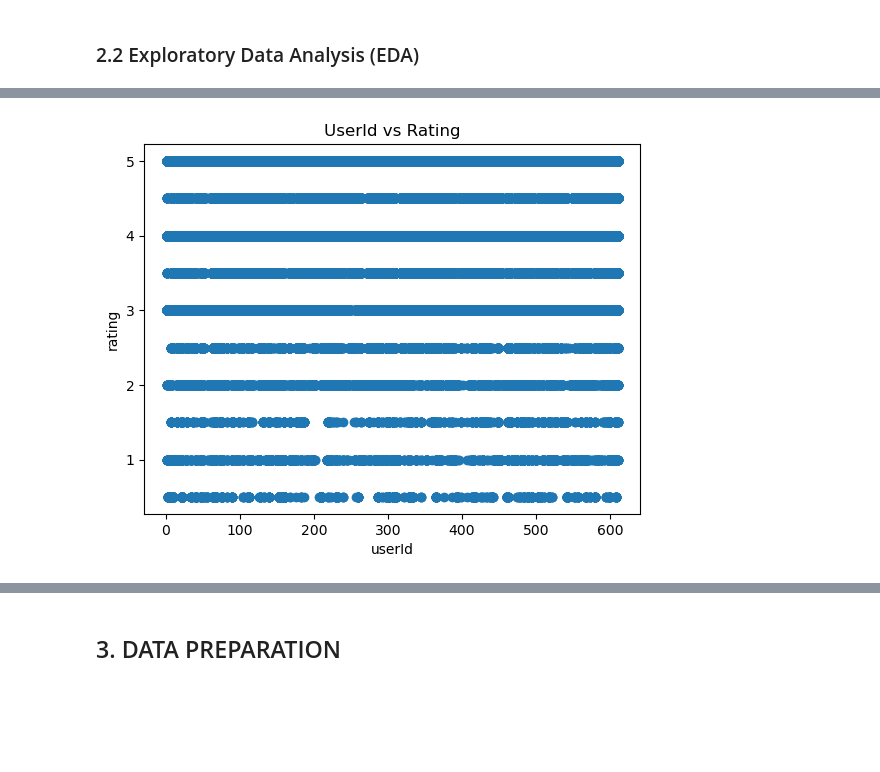
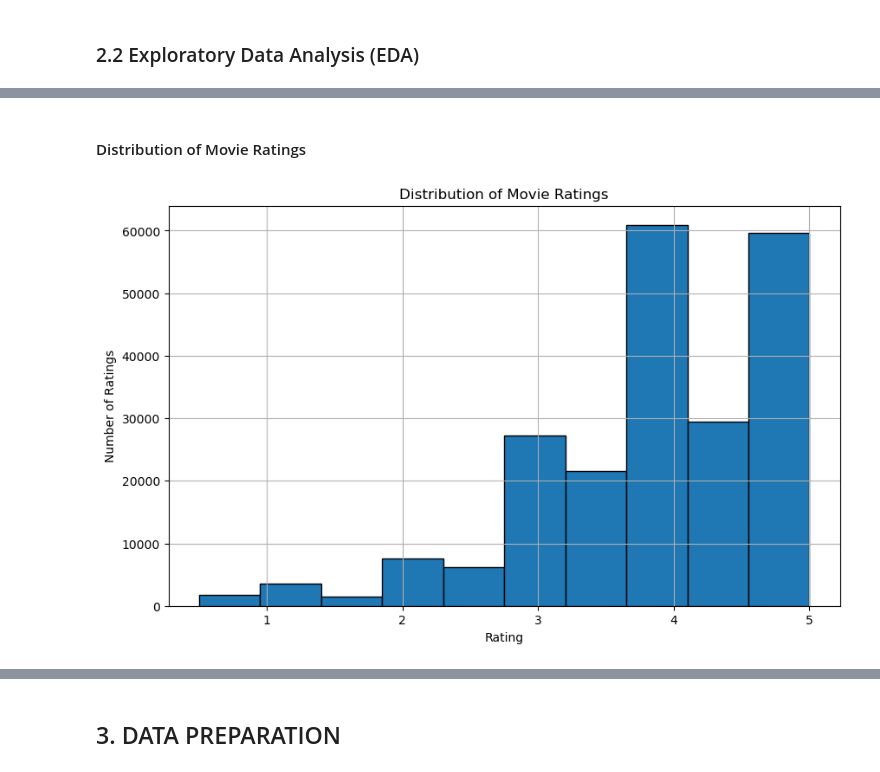
Before and after one commit to gkipkirui1/DSF-PT08P4-Movie_Recommendation-Project_GKC, a Jupyter notebook: Index.ipynb, the cells around one changed output, grey strips where cells are left out. Saved outputs shown, nothing was run; the diff lists cells and outputs as text; code cells hidden in the pictures; blank space fills up the shorter version.

```diff
--- a/Index.ipynb
+++ b/Index.ipynb
@@ -339,8 +319,17 @@ sns.displot(data=eda_rating, x='count of ratings', bins=50)
-# %%
-plt.scatter(df_final_clean['userId'], df_final_clean['rating'])
-plt.xlabel('userId')
-plt.ylabel('rating')
-plt.title('UserId vs Rating')
-plt.show()
-# %% [output]
-[figure, removed]
+# %% [markdown]
+#### Distribution of Movie Ratings
+# %%
+# Distribution of movie ratings
+plt.figure(figsize=(10, 6))
+df_final_clean['rating'].hist(bins=10, edgecolor='black')
+plt.xlabel('Rating')
+plt.ylabel('Number of Ratings')
+plt.title('Distribution of Movie Ratings')
+plt.show()
+
+# Most and least frequently rated movies
+rating_counts = df_final_clean.groupby('movieId').size().reset_index(name='count')
+most_rated = rating_counts.sort_values(by='count', ascending=False).head(10)
+least_rated = rating_counts.sort_values(by='count', ascending=True).head(10)
+# %% [output]
+[figure, added]
```
Also changed, not shown: parts of 37 cells of this notebook, 1 other file.
